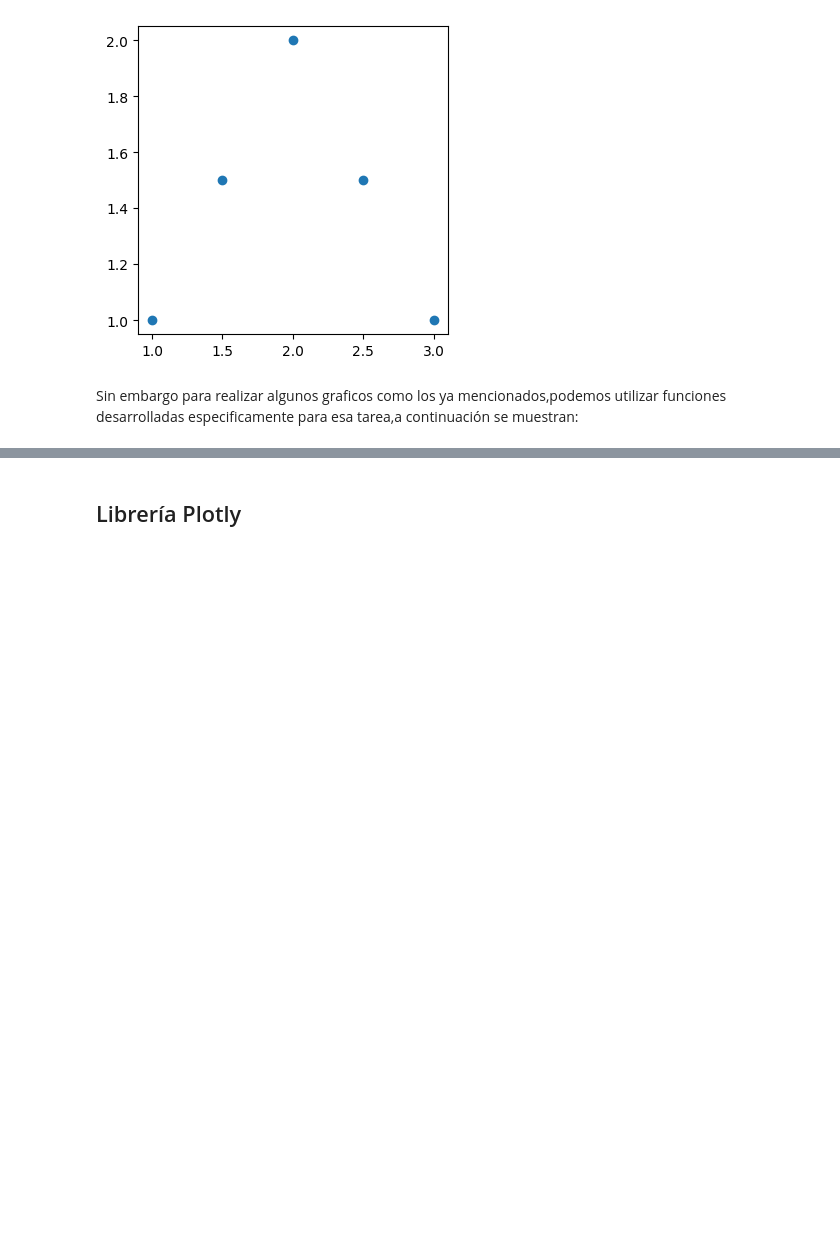
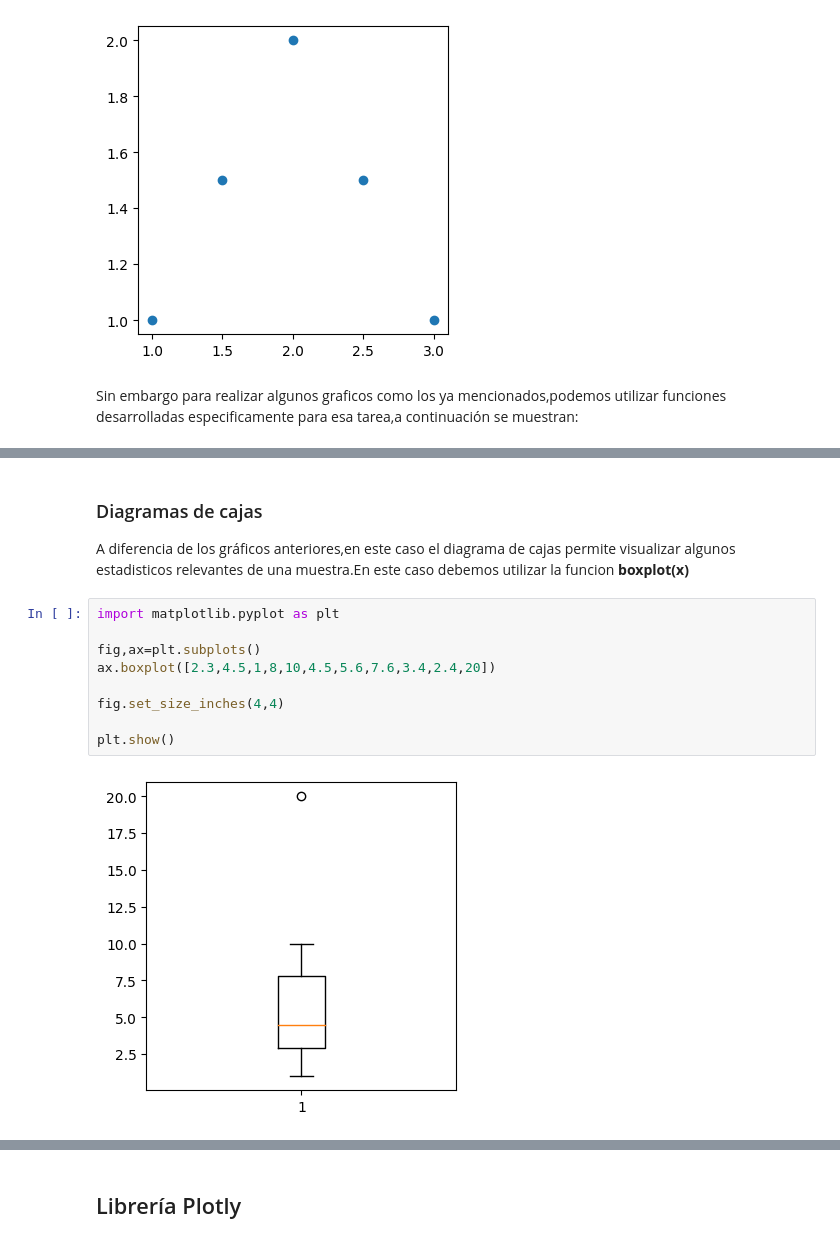
Before and after one commit to jfvenegasg/course_python, a Jupyter notebook: Curso Introducción con Python a Data Science .ipynb, the cells around one changed output, grey strips where cells are left out. Saved outputs shown, nothing was run; the diff lists cells and outputs as text; blank space fills up the shorter version.

```diff
--- a/Curso Introducción con Python a Data Science .ipynb
+++ b/Curso Introducción con Python a Data Science .ipynb
@@ -933,0 +955,15 @@ Sin embargo para realizar algunos graficos como los ya mencionados,podemos utili
+# %% [markdown]
+### Diagramas de cajas
+
+A diferencia de los gráficos anteriores,en este caso el diagrama de cajas permite visualizar algunos estadisticos relevantes de una muestra.En este caso debemos utilizar la funcion **boxplot(x)**
+# %%
+import matplotlib.pyplot as plt
+
+fig,ax=plt.subplots()
+ax.boxplot([2.3,4.5,1,8,10,4.5,5.6,7.6,3.4,2.4,20])
+
+fig.set_size_inches(4,4)
+
+plt.show()
+# %% [output]
+[figure, added]
```
Also changed, not shown: parts of 13 cells of this notebook, 1 other file.
